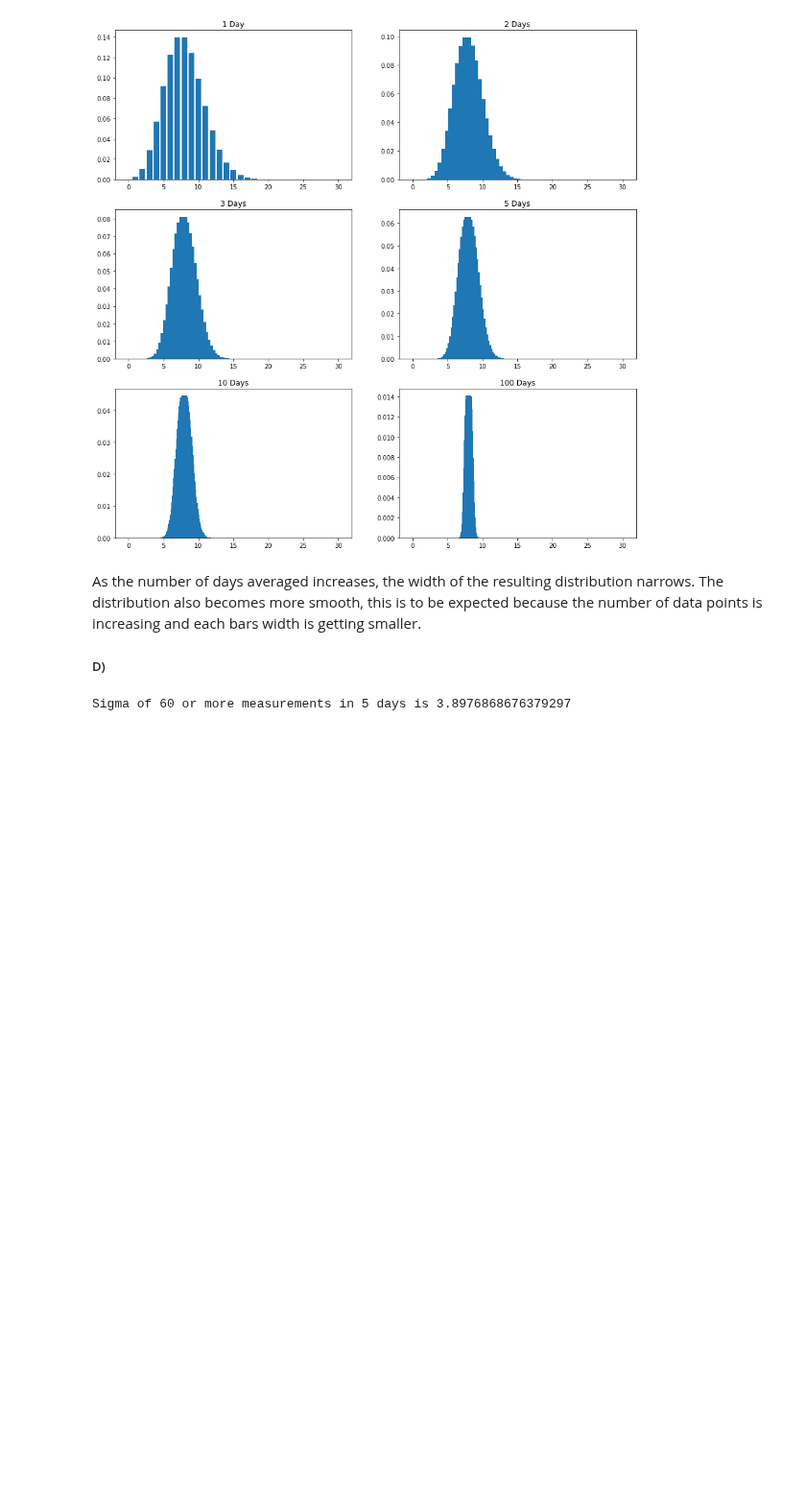
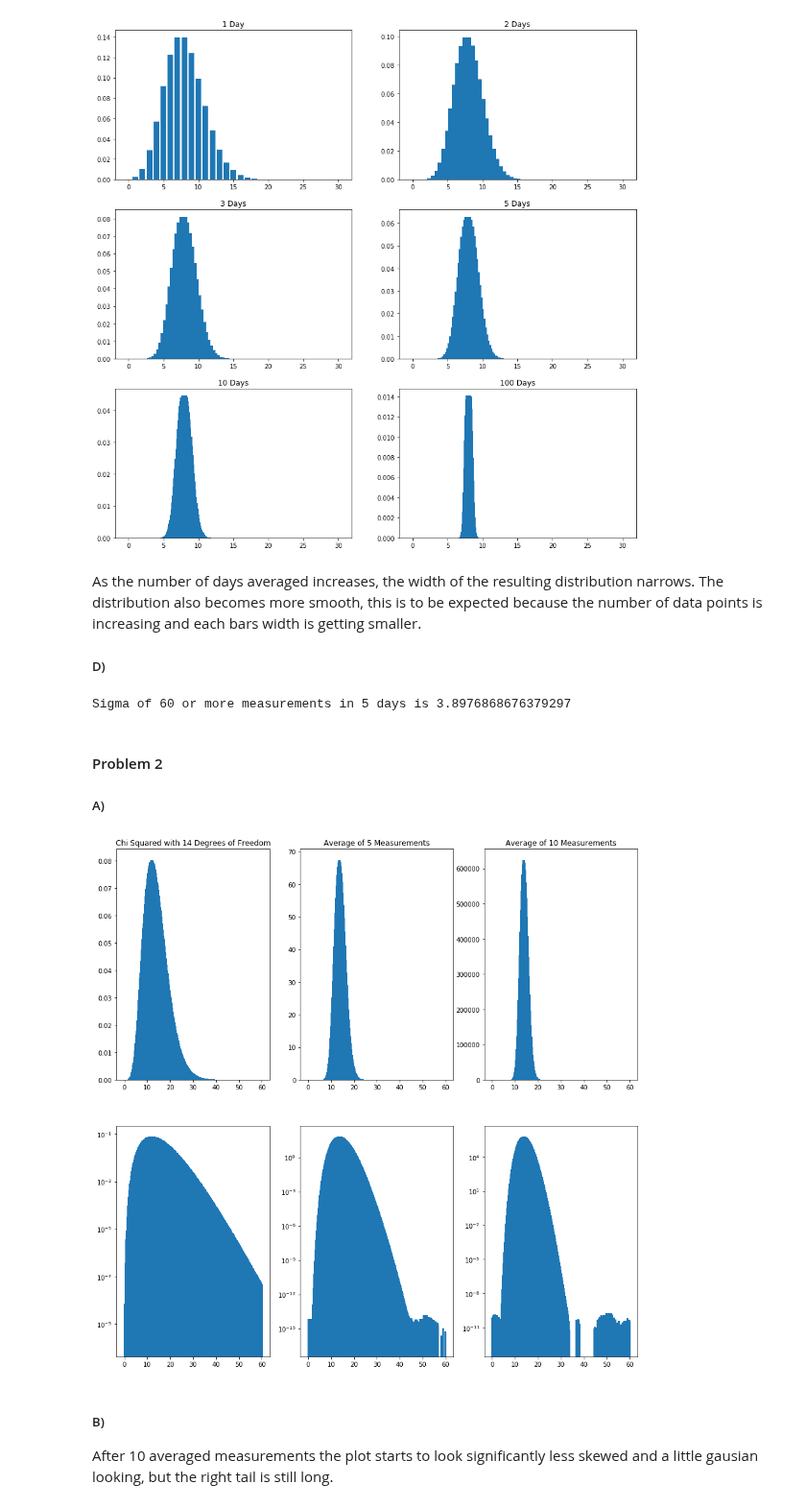
Before and after one commit to jeff-abe/PHYS434, a Jupyter notebook: Lab2.ipynb, the cells around one changed output. Shown at 96% size. Saved outputs shown, nothing was run; the diff lists cells and outputs as text; code cells hidden in the pictures; blank space fills up the shorter version.

Commit message:
Problem 2 first pass

```diff
--- a/Lab2.ipynb
+++ b/Lab2.ipynb
@@ -112,3 +112,40 @@ sigma = 1- stats.norm.ppf(prob)
 print('Sigma of', expected, 'or more measurements in 5 days is', sigma)
 # %% [output]
 Sigma of 60 or more measurements in 5 days is 3.8976868676379297
+# %% [markdown]
+#### Problem 2
+##### A)
+# %%
+x = np.linspace(0,60,401)
+p1 = stats.chi2.pdf(x,df = 14)
+
+p2 = p1
+for i in range(0,4):
+    p2 = scipy.signal.fftconvolve(p2,p1)
+x2 = np.linspace(0,60,2001)
+
+p3 = p1
+for i in range(0,9):
+    p3 = scipy.signal.fftconvolve(p3,p1)
+x3 = np.linspace(0,60,4001)
+# %%
+#Plotting
+fig, ((ax1,ax2,ax3),(ax4,ax5,ax6)) = plt.subplots(2,3)
+ax1.bar(x,p1)
+ax2.bar(x2,p2)
+ax3.bar(x3,p3)
+ax4.bar(x,p1)
+ax5.bar(x2,p2)
+ax6.bar(x3,p3)
+ax4.set_yscale('log')
+ax5.set_yscale('log')
+ax6.set_yscale('log')
+ax1.title.set_text('Chi Squared with 14 Degrees of Freedom')
+ax2.title.set_text('Average of 5 Measurements')
+ax3.title.set_text('Average of 10 Measurements')
+plt.show()
+# %% [output]
+[figure, added]
+# %% [markdown]
+##### B)
+After 10 averaged measurements the plot starts to look significantly less skewed and a little gausian looking, but the right tail is still long.
```
Also changed, not shown: parts of 5 cells of this notebook.
